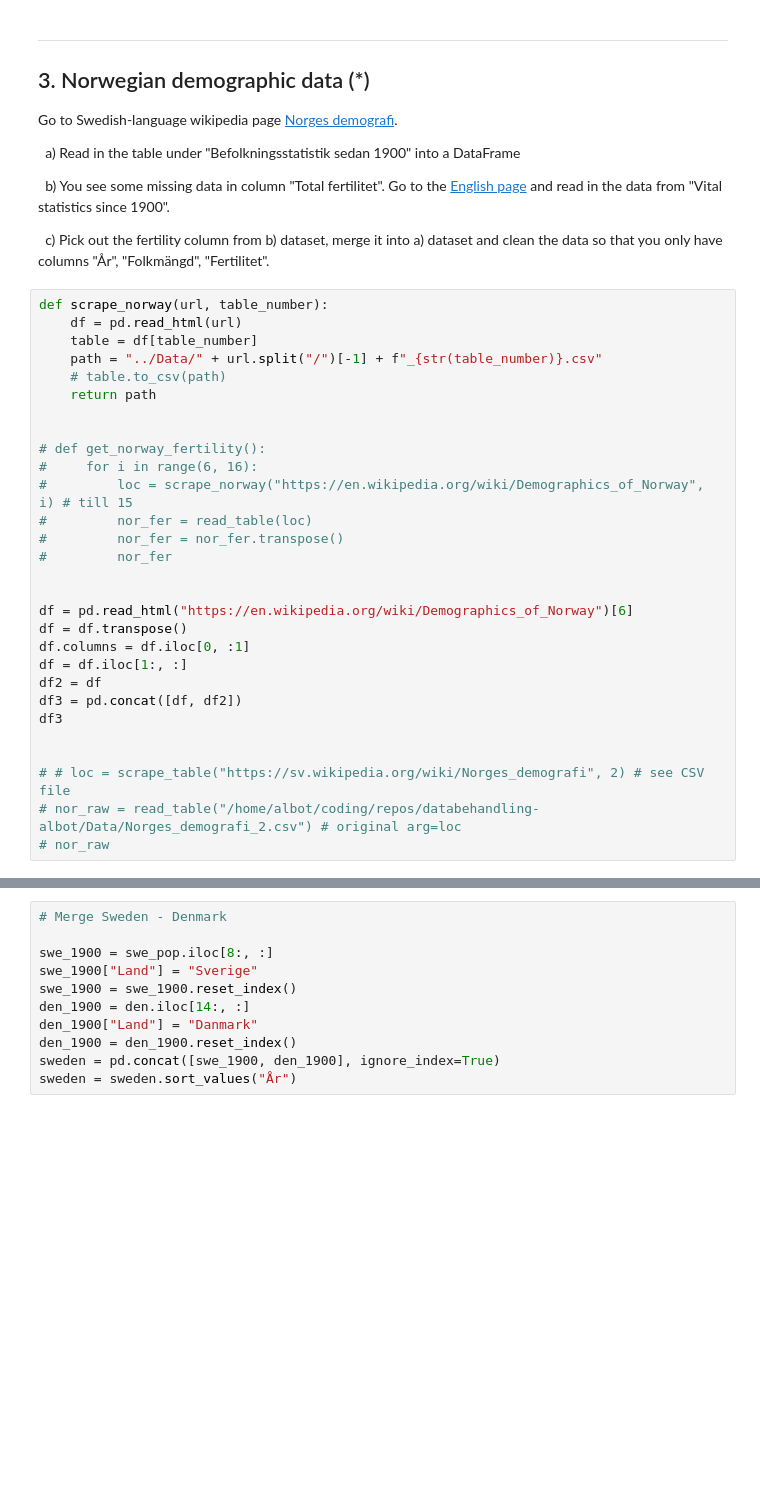
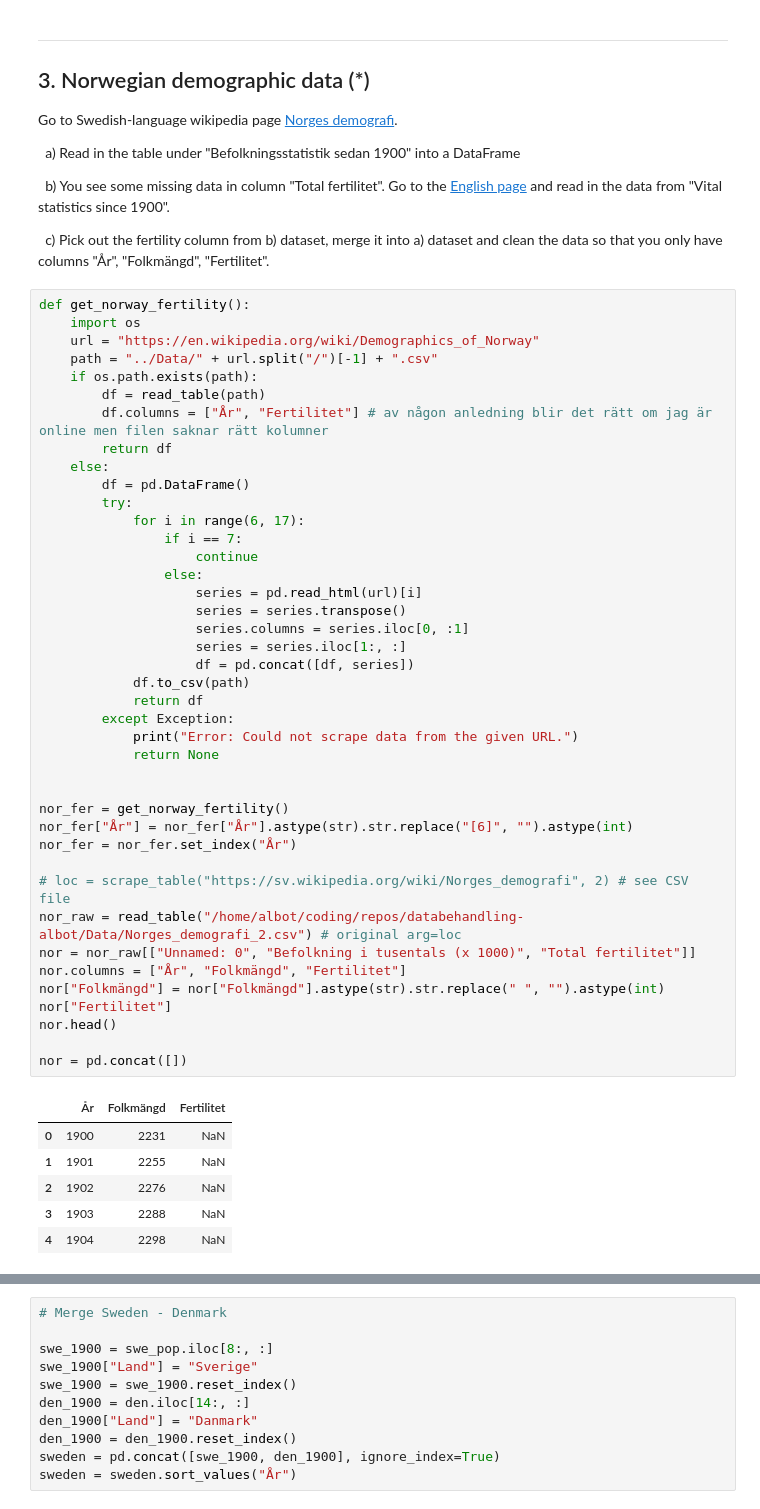
Before and after one commit to AlbotGoodman/databehandling-albot, a Jupyter notebook: Exercises/E02_merging.ipynb, the cells around one changed output, grey strips where cells are left out. Saved outputs shown, nothing was run; the diff lists cells and outputs as text; blank space fills up the shorter version.

```diff
--- a/Exercises/E02_merging.ipynb
+++ b/Exercises/E02_merging.ipynb
@@ -262,35 +262,54 @@ Go to Swedish-language wikipedia page [Norges demografi](https://sv.wikipedia.or
 &nbsp; b) You see some missing data in column "Total fertilitet". Go to the [English page](https://en.wikipedia.org/wiki/Demographics_of_Norway) and read in the data from "Vital statistics since 1900".
 
 &nbsp; c) Pick out the fertility column from b) dataset, merge it into a) dataset and clean the data so that you only have columns "År", "Folkmängd", "Fertilitet".
-# %%
-def scrape_norway(url, table_number):
-    df = pd.read_html(url)
-    table = df[table_number]
-    path = "../Data/" + url.split("/")[-1] + f"_{str(table_number)}.csv"
-    # table.to_csv(path)
-    return path
-
-
-# def get_norway_fertility():
-#     for i in range(6, 16):
-#         loc = scrape_norway("https://en.wikipedia.org/wiki/Demographics_of_Norway", i) # till 15
-#         nor_fer = read_table(loc)
-#         nor_fer = nor_fer.transpose()
-#         nor_fer
-
-
-df = pd.read_html("https://en.wikipedia.org/wiki/Demographics_of_Norway")[6]
-df = df.transpose()
-df.columns = df.iloc[0, :1]
-df = df.iloc[1:, :]
-df2 = df
-df3 = pd.concat([df, df2])
-df3
-
-
-# # loc = scrape_table("https://sv.wikipedia.org/wiki/Norges_demografi", 2) # see CSV file
-# nor_raw = read_table("/home/albot/coding/repos/databehandling-albot/Data/Norges_demografi_2.csv") # original arg=loc
-# nor_raw
+# %%
+def get_norway_fertility():
+    import os
+    url = "https://en.wikipedia.org/wiki/Demographics_of_Norway"
+    path = "../Data/" + url.split("/")[-1] + ".csv"
+    if os.path.exists(path):
+        df = read_table(path)
+        df.columns = ["År", "Fertilitet"] # av någon anledning blir det rätt om jag är online men filen saknar rätt kolumner
+        return df
+    else:
+        df = pd.DataFrame()
+        try:
+            for i in range(6, 17):
+                if i == 7:
+                    continue
+                else:
+                    series = pd.read_html(url)[i]
+                    series = series.transpose()
+                    series.columns = series.iloc[0, :1]
+                    series = series.iloc[1:, :]
+                    df = pd.concat([df, series])
+            df.to_csv(path)
+            return df
+        except Exception:
+            print("Error: Could not scrape data from the given URL.")
+            return None
+
+
+nor_fer = get_norway_fertility()
+nor_fer["År"] = nor_fer["År"].astype(str).str.replace("[6]", "").astype(int)
+nor_fer = nor_fer.set_index("År")
+
+# loc = scrape_table("https://sv.wikipedia.org/wiki/Norges_demografi", 2) # see CSV file
+nor_raw = read_table("/home/albot/coding/repos/databehandling-albot/Data/Norges_demografi_2.csv") # original arg=loc
+nor = nor_raw[["Unnamed: 0", "Befolkning i tusentals (x 1000)", "Total fertilitet"]]
+nor.columns = ["År", "Folkmängd", "Fertilitet"]
+nor["Folkmängd"] = nor["Folkmängd"].astype(str).str.replace(" ", "").astype(int)
+nor["Fertilitet"]
+nor.head()
+
+nor = pd.concat([])
+# %% [output]
+|  | År | Folkmängd | Fertilitet |
+| 0 | 1900 | 2231 | NaN |
+| 1 | 1901 | 2255 | NaN |
+| 2 | 1902 | 2276 | NaN |
+| 3 | 1903 | 2288 | NaN |
+| 4 | 1904 | 2298 | NaN |
 # %% [markdown]
 ---
 ## 4. Merge Sweden-Norway (*)
```
Also changed, not shown: parts of 2 cells of this notebook, 2 other files.
